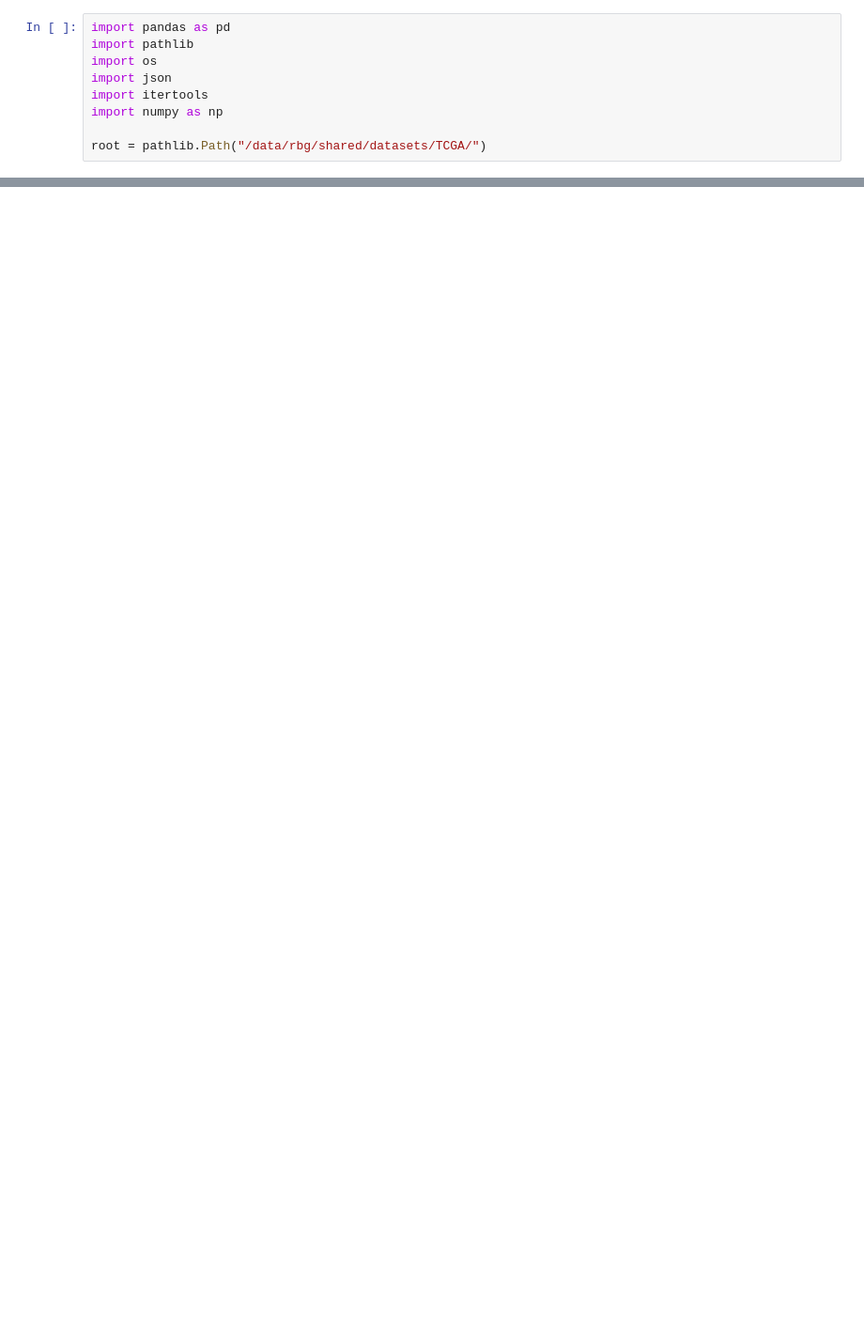
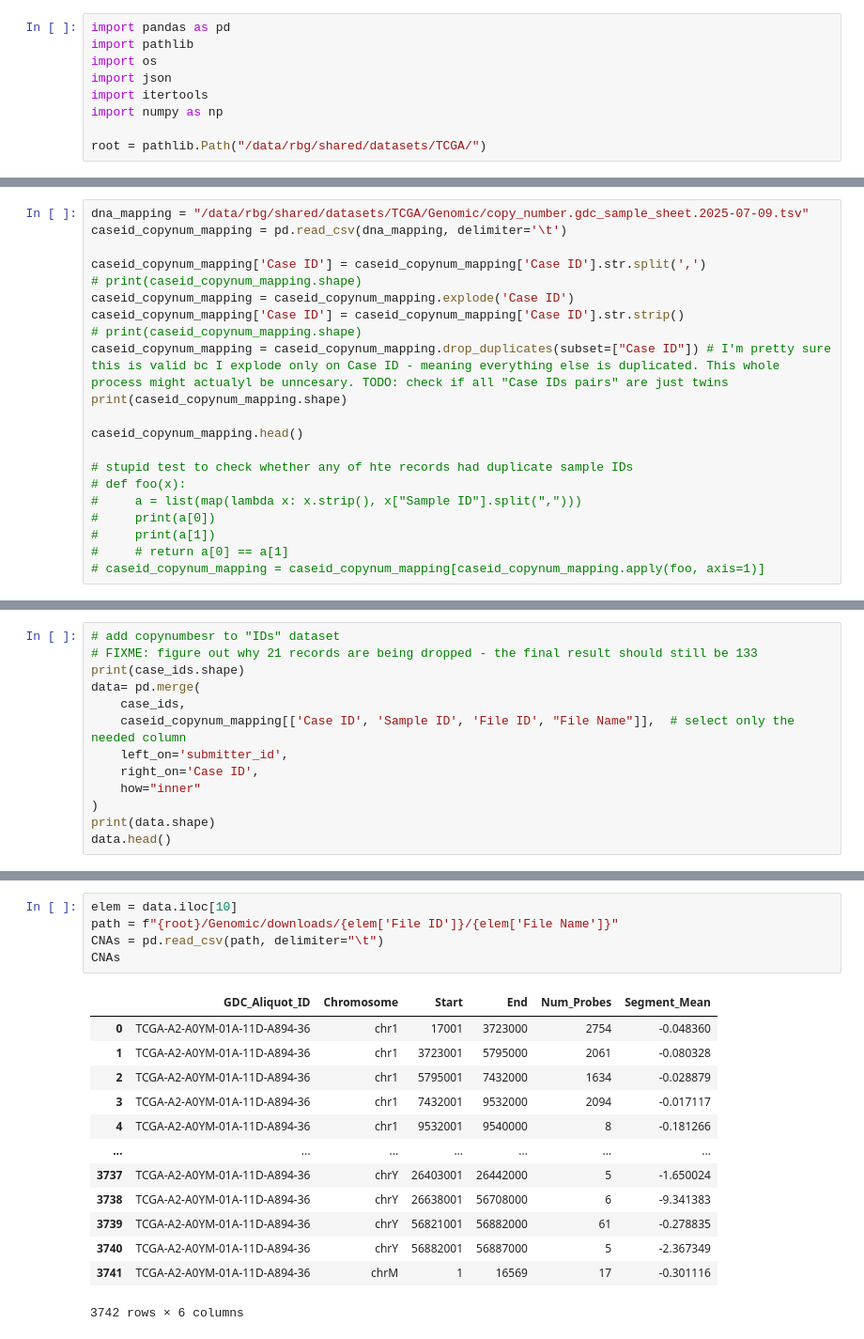
Before and after one commit to DIvkov575/calgb, a Jupyter notebook: cox_dna.ipynb, the cells around one changed output, grey strips where cells are left out. Shown at 94% size. Cells and saved outputs as stored; diff of their text form; blank space fills up the shorter version.

```diff
--- a/cox_dna.ipynb
+++ b/cox_dna.ipynb
@@ -85,0 +77,21 @@ clinical_data_filtered.head()
+# %%
+dna_mapping = "/data/rbg/shared/datasets/TCGA/Genomic/copy_number.gdc_sample_sheet.2025-07-09.tsv"
+caseid_copynum_mapping = pd.read_csv(dna_mapping, delimiter='\t')
+
+caseid_copynum_mapping['Case ID'] = caseid_copynum_mapping['Case ID'].str.split(',')
+# print(caseid_copynum_mapping.shape)
+caseid_copynum_mapping = caseid_copynum_mapping.explode('Case ID')
+caseid_copynum_mapping['Case ID'] = caseid_copynum_mapping['Case ID'].str.strip()
+# print(caseid_copynum_mapping.shape)
+caseid_copynum_mapping = caseid_copynum_mapping.drop_duplicates(subset=["Case ID"]) # I'm pretty sure this is valid bc I explode only on Case ID - meaning everything else is duplicated. This whole process might actualyl be unncesary. TODO: check if all "Case IDs pairs" are just twins
+print(caseid_copynum_mapping.shape)
+
+caseid_copynum_mapping.head()
+
+# stupid test to check whether any of hte records had duplicate sample IDs
+# def foo(x):
+#     a = list(map(lambda x: x.strip(), x["Sample ID"].split(",")))
+#     print(a[0])
+#     print(a[1])
+#     # return a[0] == a[1]
+# caseid_copynum_mapping = caseid_copynum_mapping[caseid_copynum_mapping.apply(foo, axis=1)]
@@ -85,0 +108,13 @@ clinical_data_filtered.head()
+# %%
+# add copynumbesr to "IDs" dataset
+# FIXME: figure out why 21 records are being dropped - the final result should still be 133
+print(case_ids.shape)
+data= pd.merge(
+    case_ids,
+    caseid_copynum_mapping[['Case ID', 'Sample ID', 'File ID', "File Name"]],  # select only the needed column
+    left_on='submitter_id',
+    right_on='Case ID',
+    how="inner"
+)
+print(data.shape)
+data.head()
@@ -85,0 +130,19 @@ clinical_data_filtered.head()
+# %%
+elem = data.iloc[10]
+path = f"{root}/Genomic/downloads/{elem['File ID']}/{elem['File Name']}"
+CNAs = pd.read_csv(path, delimiter="\t")
+CNAs
+# %% [output]
+|  | GDC_Aliquot_ID | Chromosome | Start | End | Num_Probes | Segment_Mean |
+| 0 | TCGA-A2-A0YM-01A-11D-A894-36 | chr1 | 17001 | 3723000 | 2754 | -0.048360 |
+| 1 | TCGA-A2-A0YM-01A-11D-A894-36 | chr1 | 3723001 | 5795000 | 2061 | -0.080328 |
+| 2 | TCGA-A2-A0YM-01A-11D-A894-36 | chr1 | 5795001 | 7432000 | 1634 | -0.028879 |
+| 3 | TCGA-A2-A0YM-01A-11D-A894-36 | chr1 | 7432001 | 9532000 | 2094 | -0.017117 |
+| 4 | TCGA-A2-A0YM-01A-11D-A894-36 | chr1 | 9532001 | 9540000 | 8 | -0.181266 |
+| ... | ... | ... | ... | ... | ... | ... |
+| 3737 | TCGA-A2-A0YM-01A-11D-A894-36 | chrY | 26403001 | 26442000 | 5 | -1.650024 |
+| 3738 | TCGA-A2-A0YM-01A-11D-A894-36 | chrY | 26638001 | 56708000 | 6 | -9.341383 |
+| 3739 | TCGA-A2-A0YM-01A-11D-A894-36 | chrY | 56821001 | 56882000 | 61 | -0.278835 |
+| 3740 | TCGA-A2-A0YM-01A-11D-A894-36 | chrY | 56882001 | 56887000 | 5 | -2.367349 |
+| 3741 | TCGA-A2-A0YM-01A-11D-A894-36 | chrM | 1 | 16569 | 17 | -0.301116 |
+3742 rows × 6 columns
```
Also changed, not shown: parts of 9 cells of this notebook, 5 other files.
